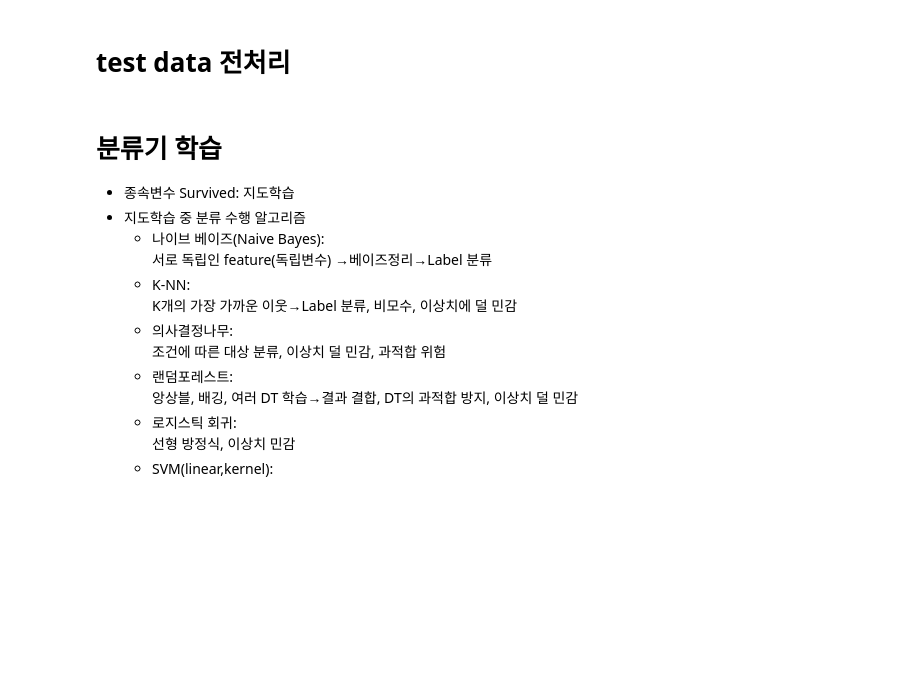
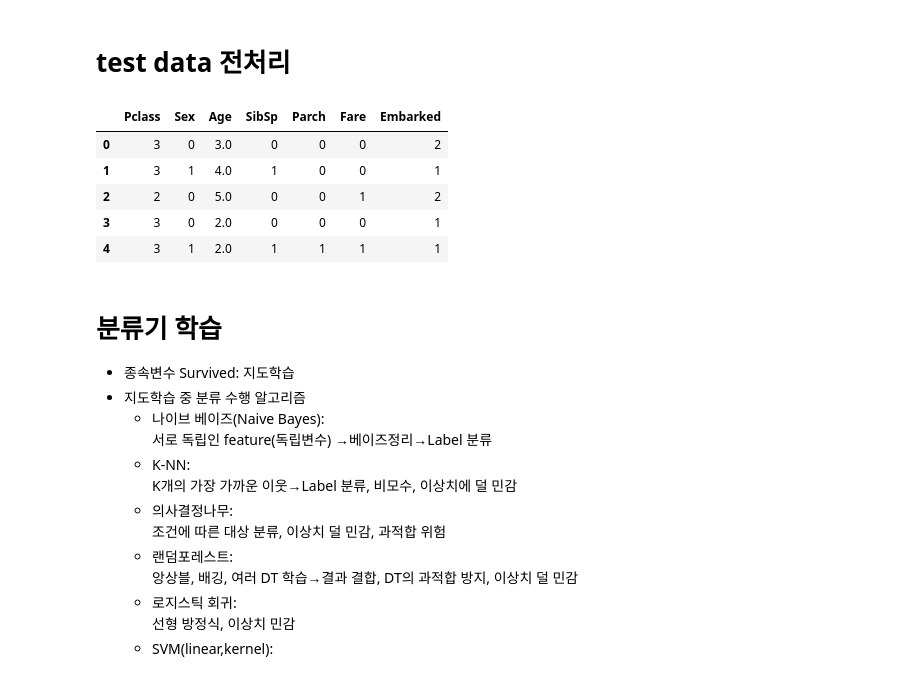
Before and after one commit to MKBD0102/Study, a Jupyter notebook: TitanicPractice_M.ipynb, the cells around one changed output. Saved outputs shown, nothing was run; the diff lists cells and outputs as text; code cells hidden in the pictures; blank space fills up the shorter version.

```diff
--- a/TitanicPractice_M.ipynb
+++ b/TitanicPractice_M.ipynb
@@ -650,3 +641,27 @@ train_df.head()
+# %%
+# 제외 변수 제거
+test_df = test_df.drop(['PassengerId','Name','Ticket','Cabin'],axis=1)
+# Sex 라벨링
+test_df['Sex'] = test_df['Sex'].map({'male':0, 'female':1})
+# Embarked 라벨링
+test_df['Embarked'] = test_df['Embarked'].map({'C':0, 'S':1, 'Q':2})
+# Age 결측치 처리
+test_df[['Pclass','Age']] = test_df[['Pclass','Age']].groupby('Pclass').apply(lambda x:x.fillna(x.mean())).droplevel(level =0,axis=0).sort_index()
+# Fare 결측치 제거
+test_df = test_df.dropna(subset=['Fare'],axis=0)
+# Age 범주화
+test_df['Age'] = test_df['Age'].apply(lambda x: x//10 if x < 50 else 5)
+# Fare 범주화
+test_df['Fare'] = pd.qcut(test_df['Fare'],3,labels=[0,1,2])
+
+test_df.head()
+# %% [output]
+|  | Pclass | Sex | Age | SibSp | Parch | Fare | Embarked |
+| 0 | 3 | 0 | 3.0 | 0 | 0 | 0 | 2 |
+| 1 | 3 | 1 | 4.0 | 1 | 0 | 0 | 1 |
+| 2 | 2 | 0 | 5.0 | 0 | 0 | 1 | 2 |
+| 3 | 3 | 0 | 2.0 | 0 | 0 | 0 | 1 |
+| 4 | 3 | 1 | 2.0 | 1 | 1 | 1 | 1 |
 # %% [markdown]
 # 분류기 학습
 - 종속변수 Survived: 지도학습
```
Also changed, not shown: parts of 6 cells of this notebook.
